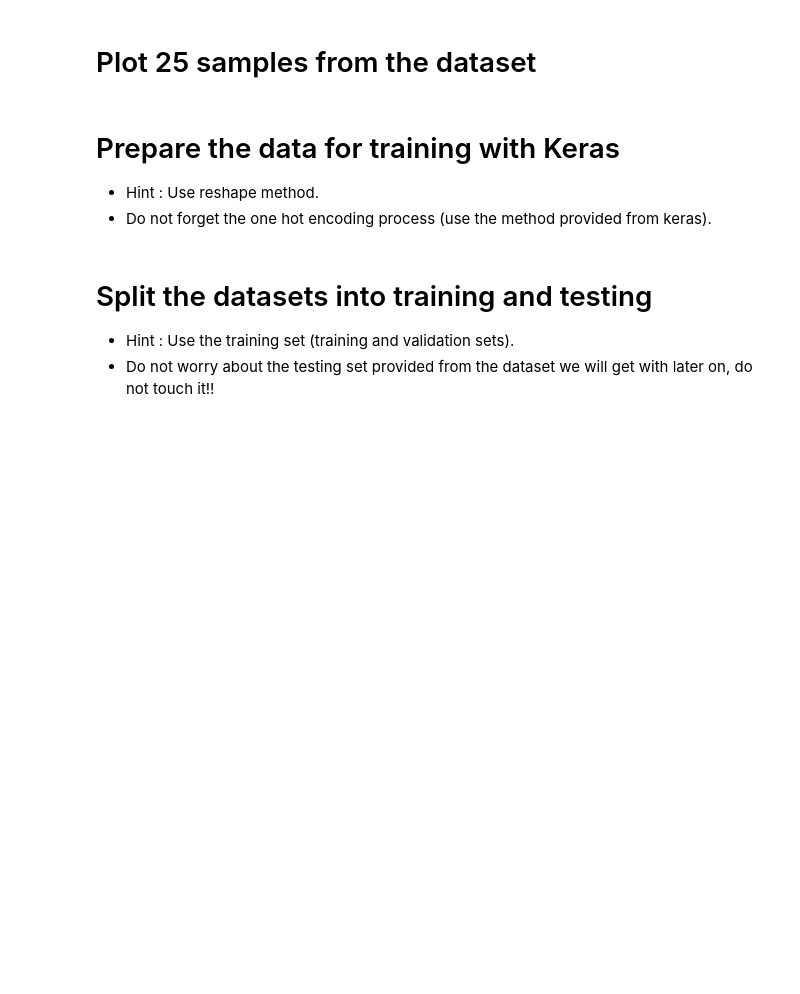
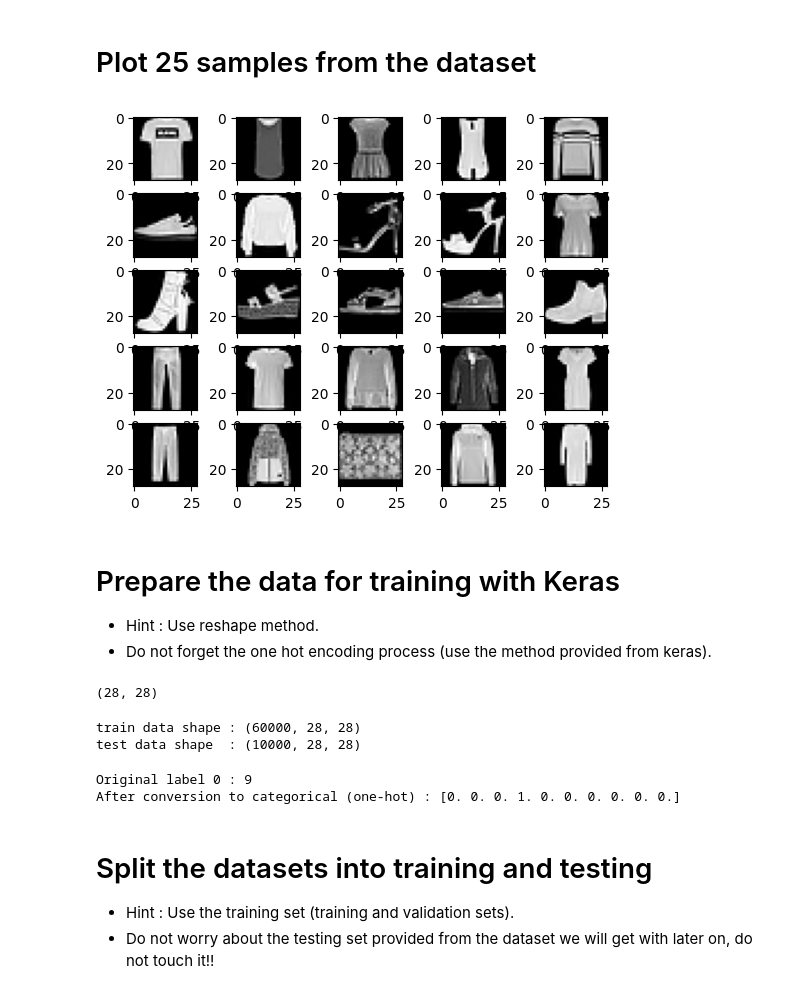
Before and after one commit to Tuwaiq-Data-Science-Bootcamp-V5/CNN_FashionMNIST, a Jupyter notebook: NeuralNetworks-Fashion.ipynb, the cells around one changed output. Cells and saved outputs as stored; diff of their text form; code cells hidden in the pictures; blank space fills up the shorter version.

```diff
--- a/NeuralNetworks-Fashion.ipynb
+++ b/NeuralNetworks-Fashion.ipynb
@@ -6,3 +20,10 @@
 - Dataset provided from keras.
 - Print the number of training images and testing images.
 - Print the number of labels (unique).
+# %%
+from keras.datasets import fashion_mnist
+
+import ssl
+ssl._create_default_https_context = ssl._create_unverified_context
+
+(train_images, train_labels), (test_images, test_labels) = fashion_mnist.load_data()
@@ -13,7 +51,38 @@
 # %% [markdown]
 # Plot 25 samples from the dataset
+# %%
+
+for i in range(1, 26):
+    # Create a 3x3 grid and place the
+    # image in ith position of grid
+    plt.subplot(5, 5, i)
+    # Insert ith image with the color map 'grap'
+    plt.imshow(train_images[i], cmap=plt.get_cmap('gray'))
+
+# Display the entire plot
+plt.show()
+# %% [output]
+[figure, added]
 # %% [markdown]
 # Prepare the data for training with Keras
 
 - Hint : Use reshape method.
 - Do not forget the one hot encoding process (use the method provided from keras).
+# %%
+nRows, nCols = train_images.shape[1:]
+nRows, nCols
+# %% [output]
+(28, 28)
+# %%
+train_data = train_images.reshape(train_images.shape[0], nRows, nCols)
+train_data = train_data.astype('float32')
+print('train data shape :', train_data.shape)
+
+test_data = test_images.reshape(test_images.shape[0], nRows, nCols)
+test_data = test_data.astype('float32')
+print('test data shape  :', test_data.shape)
+
+input_shape = (nRows, nCols)
+# %% [output]
+train data shape : (60000, 28, 28)
+test data shape  : (10000, 28, 28)
@@ -20,3 +92,9 @@
+# %%
+print('Original label 0 :', train_labels[0])
+print('After conversion to categorical (one-hot) :', train_labels_one_hot[3])
+# %% [output]
+Original label 0 : 9
+After conversion to categorical (one-hot) : [0. 0. 0. 1. 0. 0. 0. 0. 0. 0.]
 # %% [markdown]
 # Split the datasets into training and testing
 
```
Also changed, not shown: parts of 16 cells of this notebook, 1 other file.
